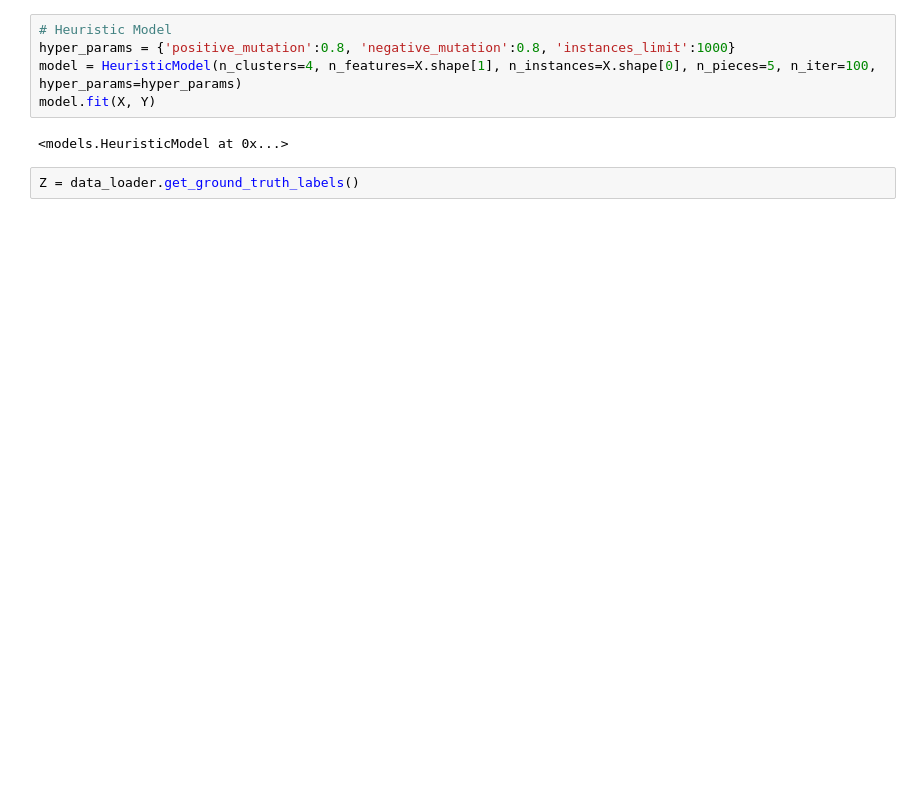
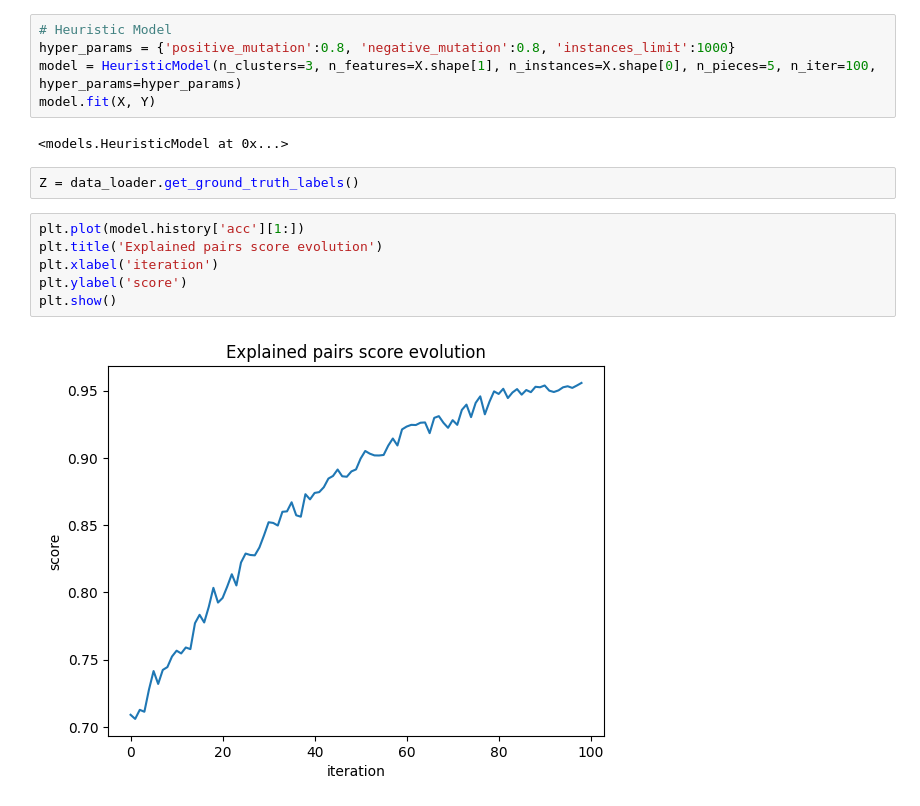
Before and after one commit to abdelillah-bourchad/cs-sdp-2023-24, a Jupyter notebook: notebooks/example.ipynb, the cells around one changed output. Cells and saved outputs as stored; diff of their text form; blank space fills up the shorter version.

```diff
--- a/notebooks/example.ipynb
+++ b/notebooks/example.ipynb
@@ -380,9 +386,17 @@ X, Y = data_loader.load()
 # %%
 # Heuristic Model
 hyper_params = {'positive_mutation':0.8, 'negative_mutation':0.8, 'instances_limit':1000}
-model = HeuristicModel(n_clusters=4, n_features=X.shape[1], n_instances=X.shape[0], n_pieces=5, n_iter=100, hyper_params=hyper_params)
+model = HeuristicModel(n_clusters=3, n_features=X.shape[1], n_instances=X.shape[0], n_pieces=5, n_iter=100, hyper_params=hyper_params)
 model.fit(X, Y)
 # %% [output]
 <models.HeuristicModel at 0x...>
 # %%
 Z = data_loader.get_ground_truth_labels()
+# %%
+plt.plot(model.history['acc'][1:])
+plt.title('Explained pairs score evolution')
+plt.xlabel('iteration')
+plt.ylabel('score')
+plt.show()
+# %% [output]
+[figure, added]
```
Also changed, not shown: parts of 6 cells of this notebook, 3 other files.
